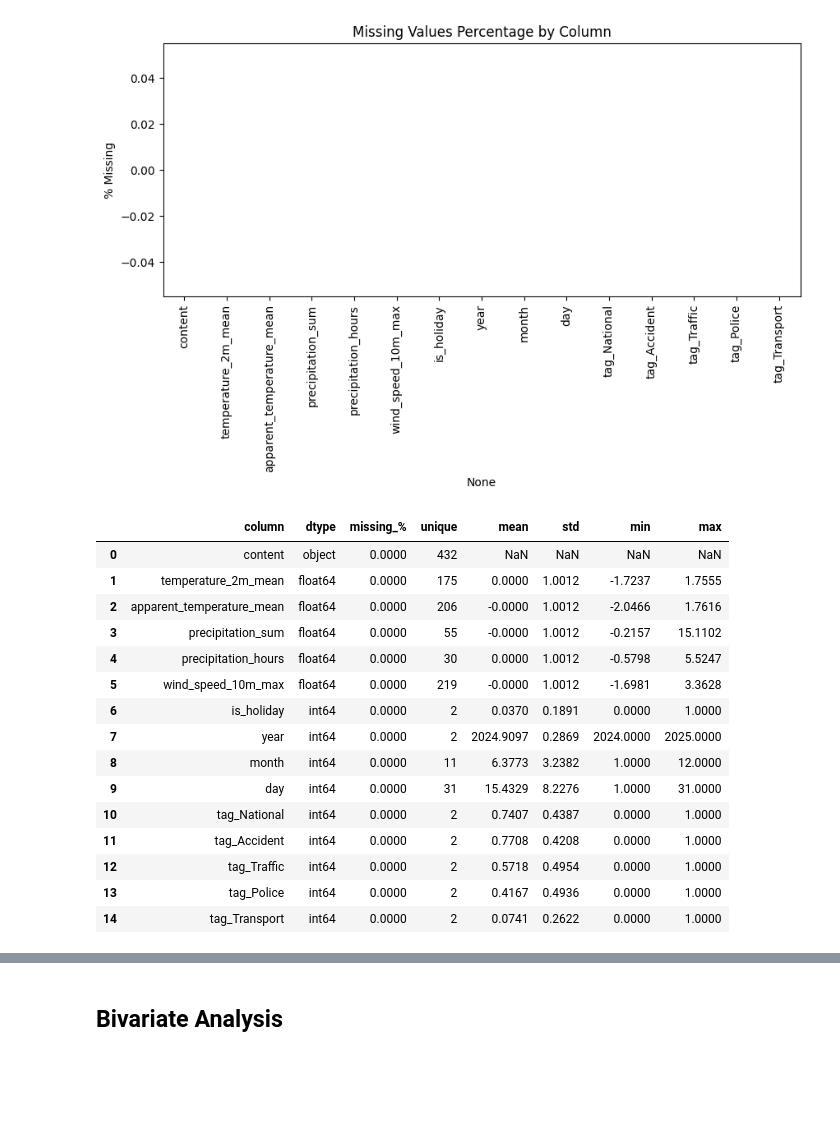
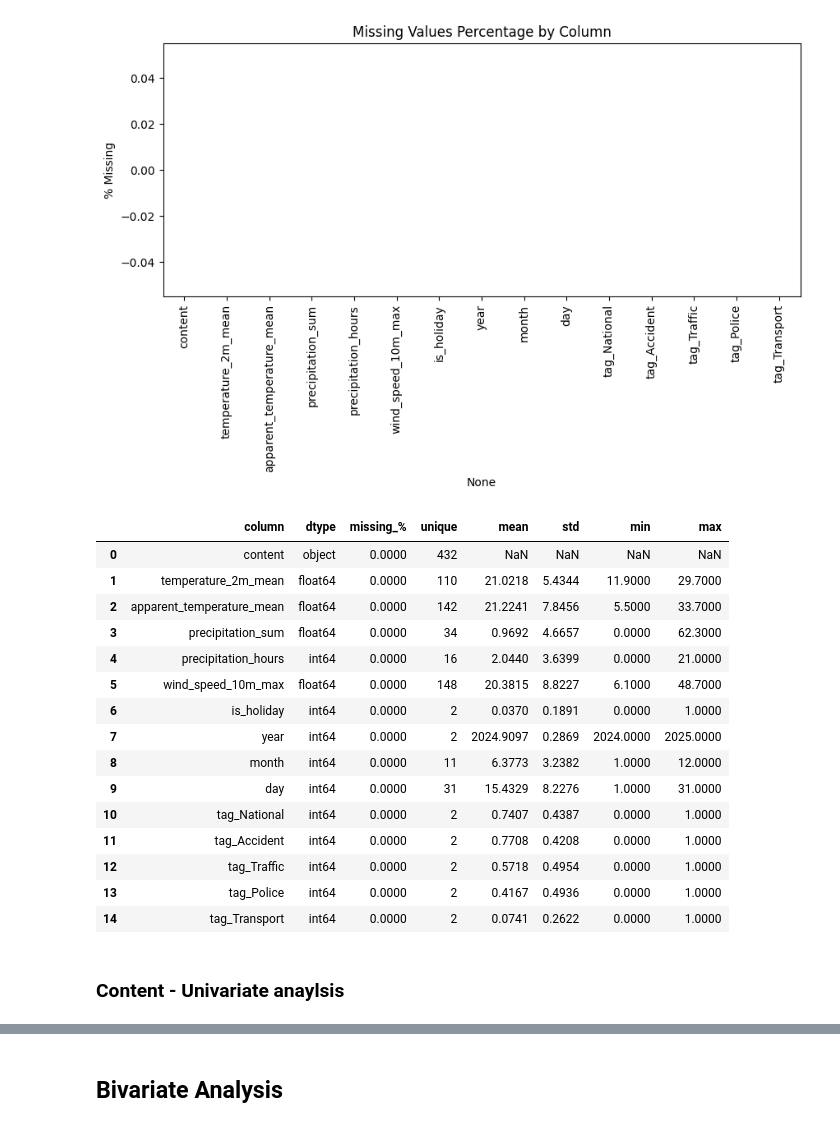
Before and after one commit to LucaKingu/Applied-Machine-Learning--ICS5110--Assignment, a Jupyter notebook: 2_exploratory_analysis.ipynb, the cells around one changed output, grey strips where cells are left out. Cells and saved outputs as stored; diff of their text form; code cells hidden in the pictures; blank space fills up the shorter version.

```diff
--- a/2_exploratory_analysis.ipynb
+++ b/2_exploratory_analysis.ipynb
@@ -13,6 +35,6 @@ from sklearn.feature_extraction.text import TfidfVectorizer #Vecctorizing Text
 # %%
 #Import the Finalised dataset from step 1
-df = pd.read_csv("Datasets/Finalized_Dataset.csv", sep=",", header=0)
+df = pd.read_csv("Datasets/Finalized_Dataset_Unstardadized.csv", sep=",", header=0)
 print(df.head(5)) # Display the head
 # %% [output]
                                              content  temperature_2m_mean  \
@@ -97,14 +118,13 @@ The following table, interpreatates the tags and their mean to show how common t
 # %% [markdown]
 ### Continuous Values
 # %%
-
 ## Continues Columns for a Histogram Plot
 continuous_cols = [
     "temperature_2m_mean",
     "apparent_temperature_mean",
     "precipitation_sum",
+    "precipitation_hours",
     "wind_speed_10m_max",
-    "precipitation_hours"
 ]
 
 #Initialize the 2x2 grid
@@ -283,32 +305,30 @@ plt.show()
 # %% [output]
 [figure]
 # %%
-def univariate_summary(df):
-    summary = []
+summary = []
 
-    for col in df.columns:
-        summary.append({
-            "column": col,
-            "dtype": df[col].dtype,
-            "missing_%": df[col].isna().mean() * 100,
-            "unique": df[col].nunique(),
-            "mean": df[col].mean() if pd.api.types.is_numeric_dtype(df[col]) else None,
-            "std": df[col].std() if pd.api.types.is_numeric_dtype(df[col]) else None,
-            "min": df[col].min() if pd.api.types.is_numeric_dtype(df[col]) else None,
-            "max": df[col].max() if pd.api.types.is_numeric_dtype(df[col]) else None
-        })
+for col in df.columns:
+    summary.append({
+        "column": col,
+        "dtype": df[col].dtype,
+        "missing_%": df[col].isna().mean() * 100,
+        "unique": df[col].nunique(),
+        "mean": df[col].mean() if pd.api.types.is_numeric_dtype(df[col]) else None,
+        "std": df[col].std() if pd.api.types.is_numeric_dtype(df[col]) else None,
+        "min": df[col].min() if pd.api.types.is_numeric_dtype(df[col]) else None,
+        "max": df[col].max() if pd.api.types.is_numeric_dtype(df[col]) else None
+    })
 
-    return pd.DataFrame(summary)
-
-univariate_summary(df)
+summarised_df = pd.DataFrame(summary)
+summarised_df
 # %% [output]
 |  | column | dtype | missing_% | unique | mean | std | min | max |
 | 0 | content | object | 0.0000 | 432 | NaN | NaN | NaN | NaN |
-| 1 | temperature_2m_mean | float64 | 0.0000 | 175 | 0.0000 | 1.0012 | -1.7237 | 1.7555 |
-| 2 | apparent_temperature_mean | float64 | 0.0000 | 206 | -0.0000 | 1.0012 | -2.0466 | 1.7616 |
-| 3 | precipitation_sum | float64 | 0.0000 | 55 | -0.0000 | 1.0012 | -0.2157 | 15.1102 |
-| 4 | precipitation_hours | float64 | 0.0000 | 30 | 0.0000 | 1.0012 | -0.5798 | 5.5247 |
-| 5 | wind_speed_10m_max | float64 | 0.0000 | 219 | -0.0000 | 1.0012 | -1.6981 | 3.3628 |
+| 1 | temperature_2m_mean | float64 | 0.0000 | 110 | 21.0218 | 5.4344 | 11.9000 | 29.7000 |
+| 2 | apparent_temperature_mean | float64 | 0.0000 | 142 | 21.2241 | 7.8456 | 5.5000 | 33.7000 |
+| 3 | precipitation_sum | float64 | 0.0000 | 34 | 0.9692 | 4.6657 | 0.0000 | 62.3000 |
+| 4 | precipitation_hours | int64 | 0.0000 | 16 | 2.0440 | 3.6399 | 0.0000 | 21.0000 |
+| 5 | wind_speed_10m_max | float64 | 0.0000 | 148 | 20.3815 | 8.8227 | 6.1000 | 48.7000 |
 | 6 | is_holiday | int64 | 0.0000 | 2 | 0.0370 | 0.1891 | 0.0000 | 1.0000 |
 | 7 | year | int64 | 0.0000 | 2 | 2024.9097 | 0.2869 | 2024.0000 | 2025.0000 |
 | 8 | month | int64 | 0.0000 | 11 | 6.3773 | 3.2382 | 1.0000 | 12.0000 |
@@ -318,3 +338,5 @@ univariate_summary(df)
 | 12 | tag_Traffic | int64 | 0.0000 | 2 | 0.5718 | 0.4954 | 0.0000 | 1.0000 |
 | 13 | tag_Police | int64 | 0.0000 | 2 | 0.4167 | 0.4936 | 0.0000 | 1.0000 |
 | 14 | tag_Transport | int64 | 0.0000 | 2 | 0.0741 | 0.2622 | 0.0000 | 1.0000 |
+# %% [markdown]
+### Content - Univariate anaylsis
```
Also changed, not shown: parts of 34 cells of this notebook.
